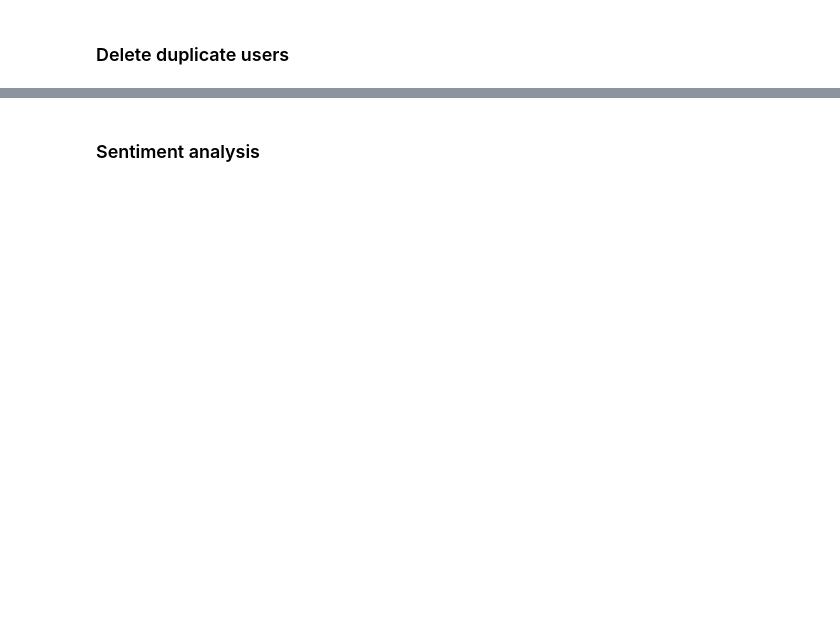
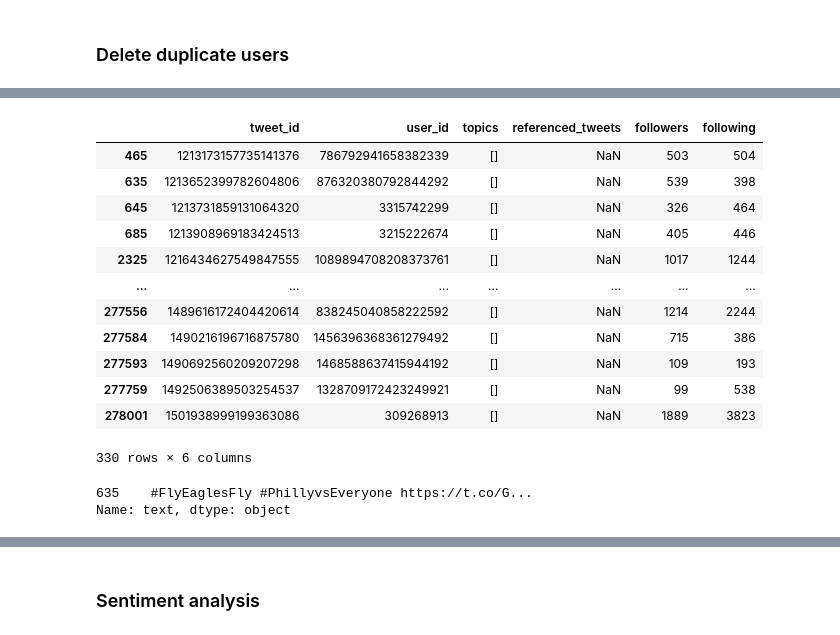
Before and after one commit to MiguelDordio/InformationFlow, a Jupyter notebook: Twitter/analysis/prepare_final_dataset.ipynb, the cells around one changed output, grey strips where cells are left out. Drawn from its saved outputs; the diff is of its cells as text; code cells hidden in the pictures; blank space fills up the shorter version.

```diff
--- a/Twitter/analysis/prepare_final_dataset.ipynb
+++ b/Twitter/analysis/prepare_final_dataset.ipynb
@@ -165,0 +96,3 @@ users_tweets_df.head(5)
+# %%
+df_retweeters = pd.read_csv(filepath_or_buffer=FILE_RETWEETERS_USERS, sep=",")
+df_retweets = pd.read_csv(filepath_or_buffer=FILE_RETWEETERS, sep=",")
@@ -165,0 +125,3 @@ users_tweets_df.head(5)
+# %%
+df_retweeters = df_retweeters.drop_duplicates(subset=['user_id'], keep="first")
+df_retweeters
@@ -165,0 +146,3 @@ users_tweets_df.head(5)
+# %%
+df_retweets = df_retweets.sort_values(by='timestamp', ascending=True).reset_index()
+df_retweets.head(5)
@@ -165,0 +158,3 @@ users_tweets_df.head(5)
+# %%
+df_retweets_info = pd.merge(df_retweets[['tweet_id', 'user_id', 'topics', 'referenced_tweets']], df_retweeters[['user_id', 'followers', 'following']], how='left', on="user_id")
+df_retweets_info.head(5)
@@ -165,0 +189,21 @@ users_tweets_df.head(5)
+# %%
+df_retweets_info[pd.isna(df_retweets_info['referenced_tweets'])]
+# %% [output]
+|  | tweet_id | user_id | topics | referenced_tweets | followers | following |
+| 465 | 1213173157735141376 | 786792941658382339 | [] | NaN | 503 | 504 |
+| 635 | 1213652399782604806 | 876320380792844292 | [] | NaN | 539 | 398 |
+| 645 | 1213731859131064320 | 3315742299 | [] | NaN | 326 | 464 |
+| 685 | 1213908969183424513 | 3215222674 | [] | NaN | 405 | 446 |
+| 2325 | 1216434627549847555 | 1089894708208373761 | [] | NaN | 1017 | 1244 |
+| ... | ... | ... | ... | ... | ... | ... |
+| 277556 | 1489616172404420614 | 838245040858222592 | [] | NaN | 1214 | 2244 |
+| 277584 | 1490216196716875780 | 1456396368361279492 | [] | NaN | 715 | 386 |
+| 277593 | 1490692560209207298 | 1468588637415944192 | [] | NaN | 109 | 193 |
+| 277759 | 1492506389503254537 | 1328709172423249921 | [] | NaN | 99 | 538 |
+| 278001 | 1501938999199363086 | 309268913 | [] | NaN | 1889 | 3823 |
+330 rows × 6 columns
+# %%
+df_retweets[df_retweets['tweet_id'] == 1213652399782604806]['text']
+# %% [output]
+635    #FlyEaglesFly #PhillyvsEveryone https://t.co/G...
+Name: text, dtype: object
```
Also changed, not shown: parts of 57 cells of this notebook, 1 other file.
